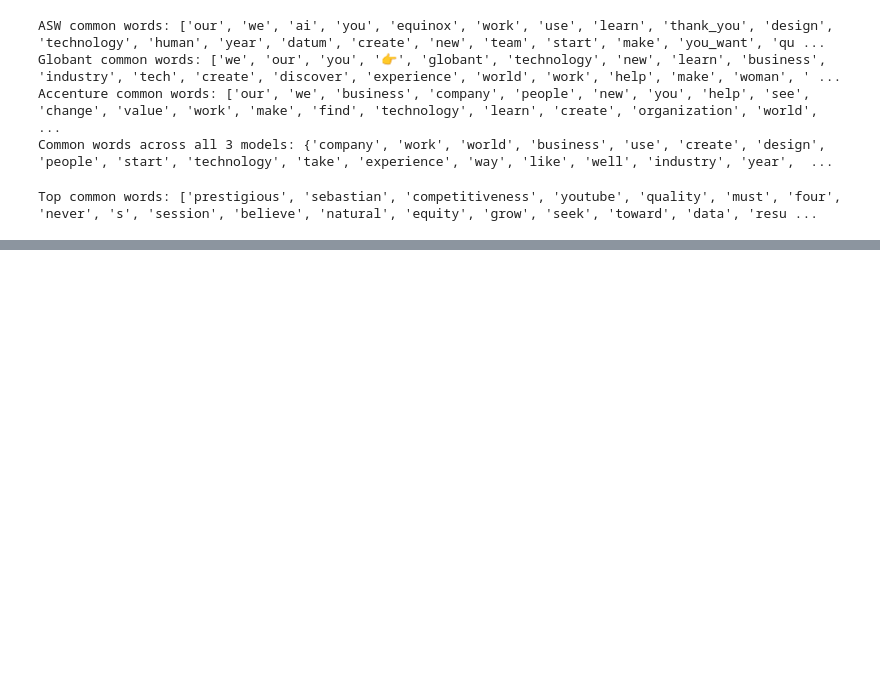
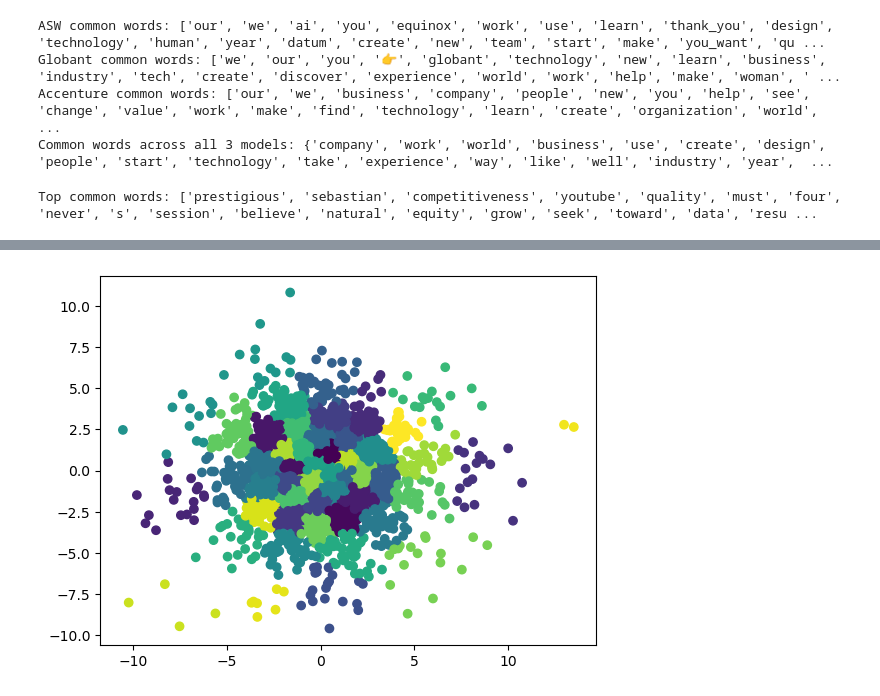
Before and after one commit to williamasesoftware/Research_bias, a Jupyter notebook: Competitors/BIAS_companies_comparation.ipynb, the cells around one changed output, grey strips where cells are left out. Cells and saved outputs as stored; diff of their text form; code cells hidden in the pictures; blank space fills up the shorter version.

```diff
--- a/Competitors/BIAS_companies_comparation.ipynb
+++ b/Competitors/BIAS_companies_comparation.ipynb
@@ -426,0 +522,68 @@ Cluster 48: ['game']
+# %%
+from sklearn.cluster import KMeans
+from sklearn.decomposition import PCA
+import matplotlib.pyplot as plt
+from collections import defaultdict
+
+# Get the unique words for each model
+ASW_unique = set(ASW_model.wv.index_to_key) - set(Globant_model.wv.index_to_key) - set(Accenture_model.wv.index_to_key)
+Globant_unique = set(Globant_model.wv.index_to_key) - set(ASW_model.wv.index_to_key) - set(Accenture_model.wv.index_to_key)
+Accenture_unique = set(Accenture_model.wv.index_to_key) - set(ASW_model.wv.index_to_key) - set(Globant_model.wv.index_to_key)
+
+# Get the word vectors for the unique words across each model
+unique_word_vectors = []
+for word in ASW_unique:
+    unique_word_vectors.append(ASW_model.wv.get_vector(word))
+for word in Globant_unique:
+    unique_word_vectors.append(Globant_model.wv.get_vector(word))
+for word in Accenture_unique:
+    unique_word_vectors.append(Accenture_model.wv.get_vector(word))
+
+# Reduce the dimensionality of the vectors using PCA
+pca = PCA(n_components=2)
+unique_word_vectors_pca = pca.fit_transform(unique_word_vectors)
+
+# Apply k-means
+kmeans = KMeans(n_clusters=50, random_state=0)
+kmeans.fit(unique_word_vectors_pca)
+
+# Plot the results of k-means
+plt.scatter(unique_word_vectors_pca[:, 0], unique_word_vectors_pca[:, 1], c=kmeans.labels_)
+plt.show()
+
+# Assign labels to each unique word according to the corresponding cluster.
+labels = defaultdict(str)
+for i, word in enumerate(ASW_unique):
+    labels[word] = "ASW"
+for i, word in enumerate(Globant_unique):
+    labels[word] = "Globant"
+for i, word in enumerate(Accenture_unique):
+    labels[word] = "Accenture"
+
+# Print the unique words and their corresponding company.
+for i, word in enumerate(ASW_unique | Globant_unique | Accenture_unique):
+    print(f"{word}: {labels[word]}")
+
+# Print the most common clusters for each company
+for company, unique_words in [("ASW", ASW_unique), ("Globant", Globant_unique), ("Accenture", Accenture_unique)]:
+    company_word_vectors = []
+    for word in unique_words:
+        company_word_vectors.append(ASW_model.wv.get_vector(word) if company == "ASW" else
+                                     Globant_model.wv.get_vector(word) if company == "Globant" else
+                                     Accenture_model.wv.get_vector(word))
+
+    company_word_vectors_pca = pca.transform(company_word_vectors)
+    kmeans_labels = kmeans.predict(company_word_vectors_pca)
+    company_cluster_counts = defaultdict(int)
+    for i in range(len(unique_words)):
+        company_cluster_counts[kmeans_labels[i]] += 1
+    company_words_in_clusters = defaultdict(list)
+    for i, word in enumerate(unique_words):
+        company_words_in_clusters[kmeans_labels[i]].append(word)
+    company_most_common_clusters = sorted(company_words_in_clusters.items(), key=lambda x: len(x[1]), reverse=True)
+
+    print(f"Most common clusters for {company}:")
+    for cluster, words in company_most_common_clusters:
+        print(f"Cluster {cluster}: {words}")
+# %% [output]
+[figure, added]
```
Also changed, not shown: parts of 15 cells of this notebook.
